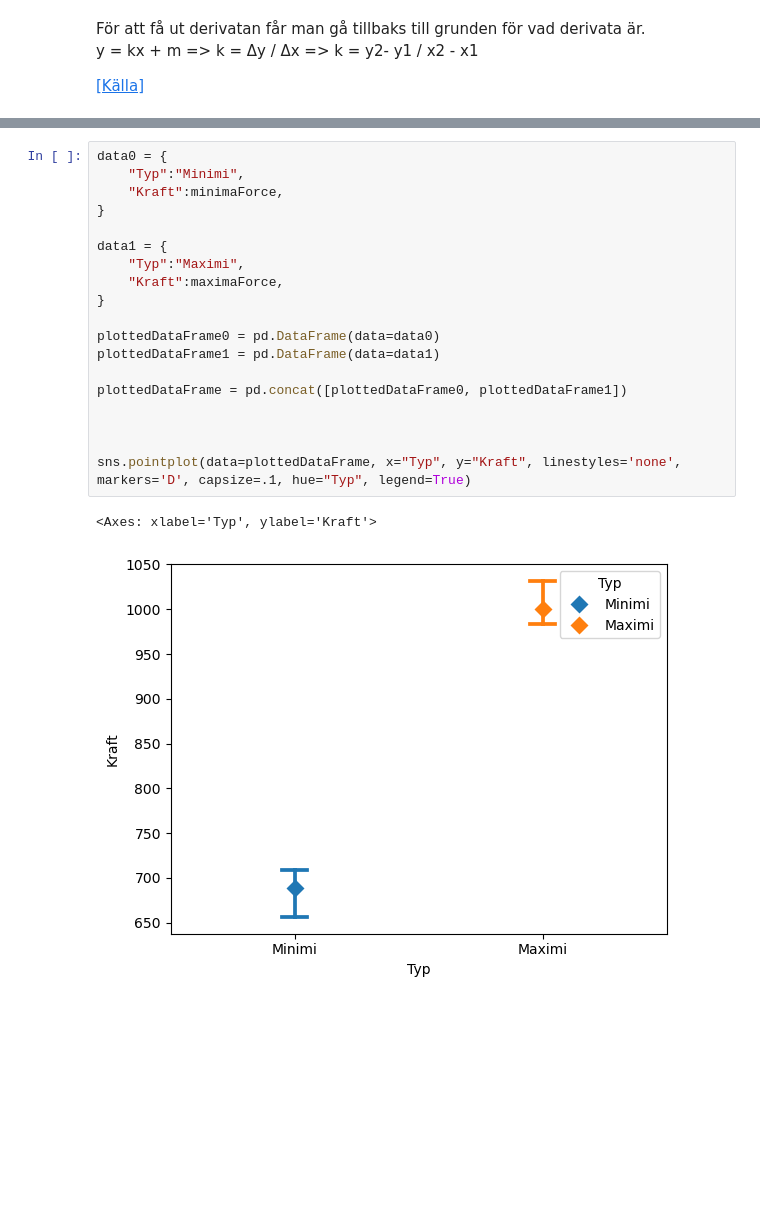
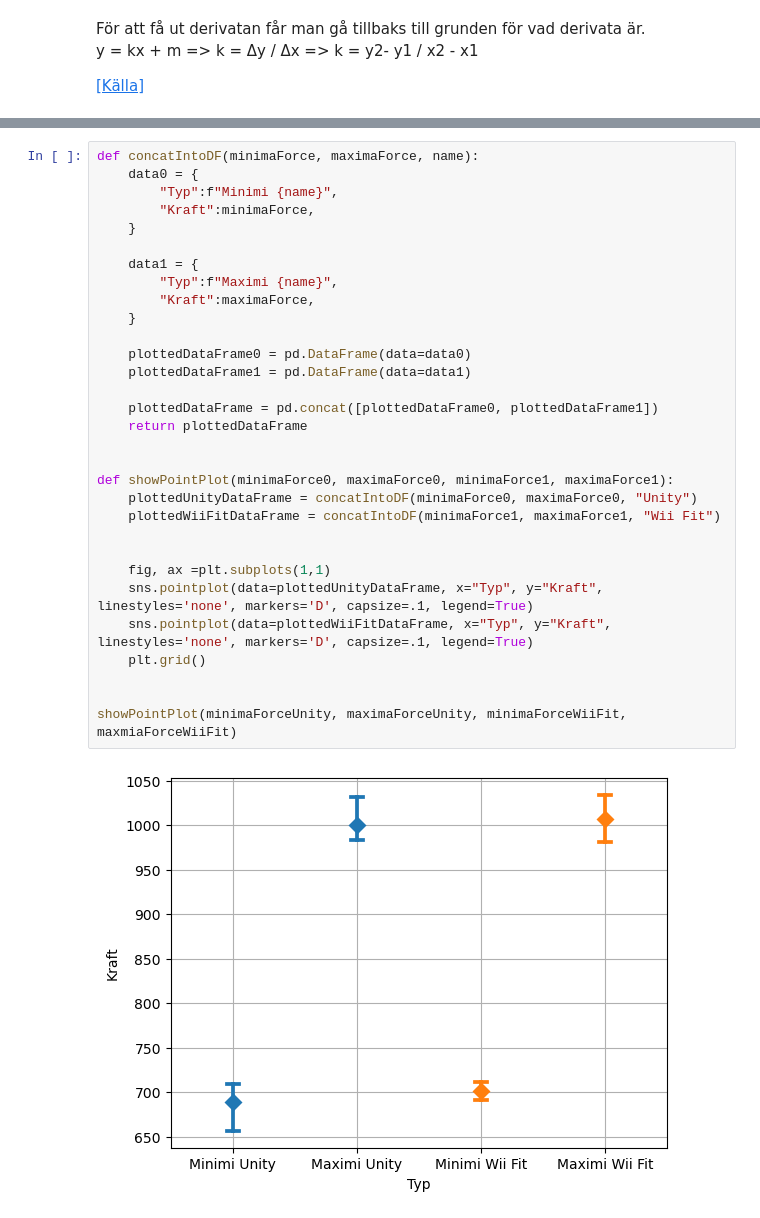
Before and after one commit to Pettson01/Examensarbete-force, a Jupyter notebook: squats.ipynb, the cells around one changed output, grey strips where cells are left out. Saved outputs shown, nothing was run; the diff lists cells and outputs as text; blank space fills up the shorter version.

```diff
--- a/squats.ipynb
+++ b/squats.ipynb
@@ -832,22 +974,33 @@ plt.show()
 # %%
-data0 = {
-    "Typ":"Minimi",
-    "Kraft":minimaForce,
-}
+def concatIntoDF(minimaForce, maximaForce, name):
+    data0 = {
+        "Typ":f"Minimi {name}",
+        "Kraft":minimaForce,
+    }
 
-data1 = {
-    "Typ":"Maximi",
-    "Kraft":maximaForce,
-}
+    data1 = {
+        "Typ":f"Maximi {name}",
+        "Kraft":maximaForce,
+    }
 
-plottedDataFrame0 = pd.DataFrame(data=data0)
-plottedDataFrame1 = pd.DataFrame(data=data1)
+    plottedDataFrame0 = pd.DataFrame(data=data0)
+    plottedDataFrame1 = pd.DataFrame(data=data1)
 
-plottedDataFrame = pd.concat([plottedDataFrame0, plottedDataFrame1])
+    plottedDataFrame = pd.concat([plottedDataFrame0, plottedDataFrame1])
+    return plottedDataFrame
 
 
+def showPointPlot(minimaForce0, maximaForce0, minimaForce1, maximaForce1):
+    plottedUnityDataFrame = concatIntoDF(minimaForce0, maximaForce0, "Unity")
+    plottedWiiFitDataFrame = concatIntoDF(minimaForce1, maximaForce1, "Wii Fit")
 
-sns.pointplot(data=plottedDataFrame, x="Typ", y="Kraft", linestyles='none', markers='D', capsize=.1, hue="Typ", legend=True)
+
+    fig, ax =plt.subplots(1,1)
+    sns.pointplot(data=plottedUnityDataFrame, x="Typ", y="Kraft", linestyles='none', markers='D', capsize=.1, legend=True)
+    sns.pointplot(data=plottedWiiFitDataFrame, x="Typ", y="Kraft", linestyles='none', markers='D', capsize=.1, legend=True)
+    plt.grid()
+
+
+showPointPlot(minimaForceUnity, maximaForceUnity, minimaForceWiiFit, maxmiaForceWiiFit)
 # %% [output]
-<Axes: xlabel='Typ', ylabel='Kraft'>
-[figure, old version]
+[figure, new version]
```
Also changed, not shown: parts of 3 cells of this notebook.
